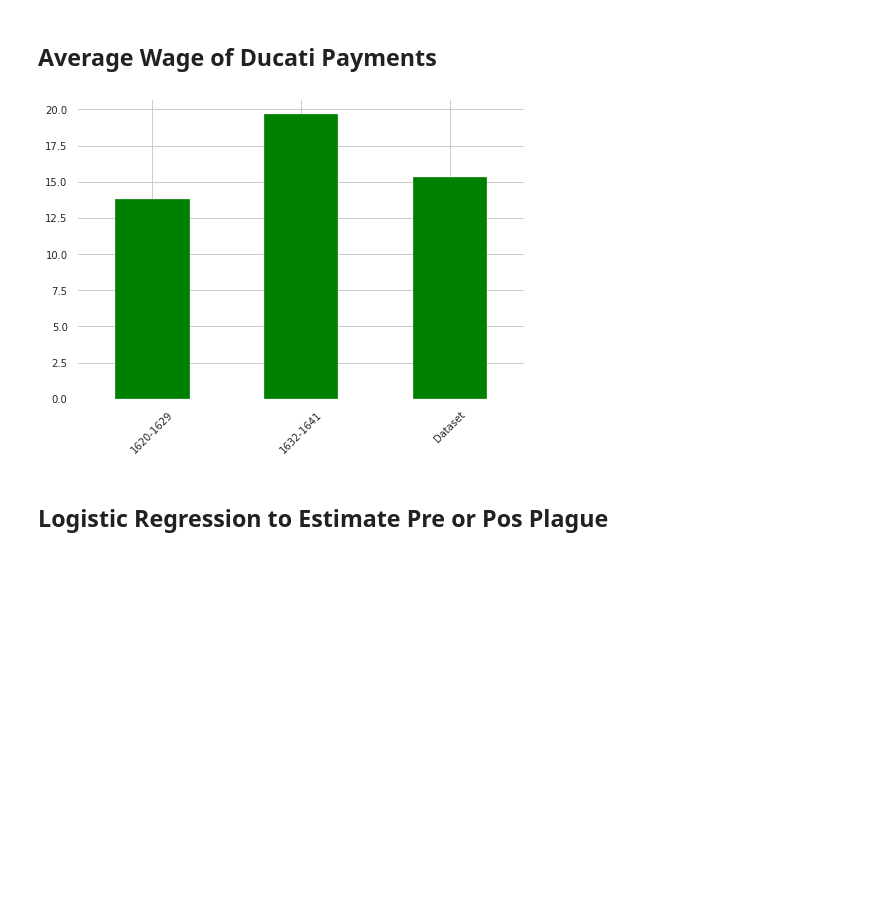
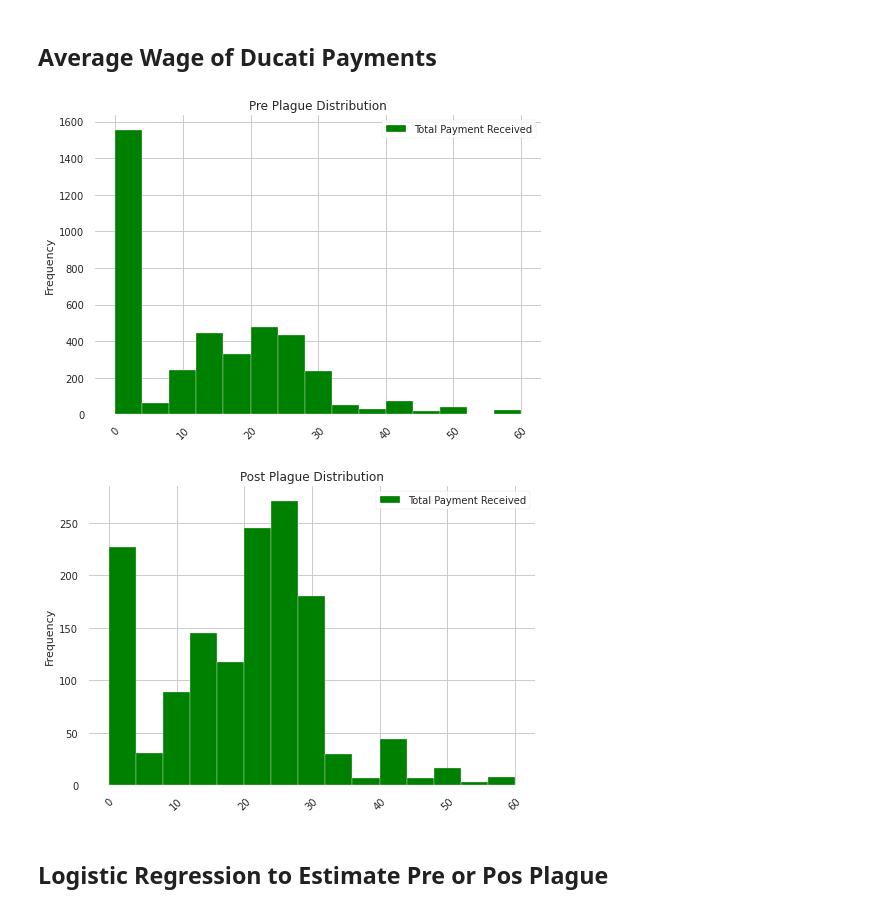
Before and after one commit to AlricRahl/Garzoni-Dataset-Exploration, a Jupyter notebook: src/Progress Notebook.ipynb, the cells around one changed output. Cells and saved outputs as stored; diff of their text form; code cells hidden in the pictures; blank space fills up the shorter version.

```diff
--- a/src/Progress Notebook.ipynb
+++ b/src/Progress Notebook.ipynb
@@ -1231,17 +1245,18 @@ filterNmap(the_table, s_year=1632, e_year=1641)
 [figure]
 # %% [markdown]
 ## Average Wage of Ducati Payments ##
-# %%
-df = pd.DataFrame()
-df["1620-1629"] = pre_plague.loc[pre_plague["Has Ducati"] == 1, ["Total Payment Received"]].mean()
-df["1632-1641"] = post_plague.loc[post_plague["Has Ducati"] == 1, ["Total Payment Received"]].mean()
-df["Dataset"] = the_table.loc[the_table["Has Ducati"] == 1, ["Total Payment Received"]].mean()
-df = df.transpose()
-df.columns = ["Average Payment"]
-df.plot(kind="bar", legend = False, color="green", grid=True, rot=45)
-plt.show()
-# %% [output]
-[figure, removed]
+# %%
+pre = pre_plague.loc[pre_plague["Has Ducati"] == 1, ["Total Payment Received"]].copy().dropna()
+pos = post_plague.loc[post_plague["Has Ducati"] == 1, ["Total Payment Received"]].copy().dropna()
+
+for graph, title in zip([pre, pos], ["Pre", "Post"]):
+    _, ax = plt.subplots()
+    ax.set_title(f"{title} Plague Distribution", fontsize=12)
+    graph.astype(int).plot(kind="hist", ax=ax, color="green", bins= 15, range=[0,60], grid=True, rot=45)
+    plt.show()
+# %% [output]
+[figure, added]
+[figure, added]
 # %% [markdown]
 ## Logistic Regression to Estimate Pre or Pos Plague ##
 # %%
```
Also changed, not shown: parts of 13 cells of this notebook.
